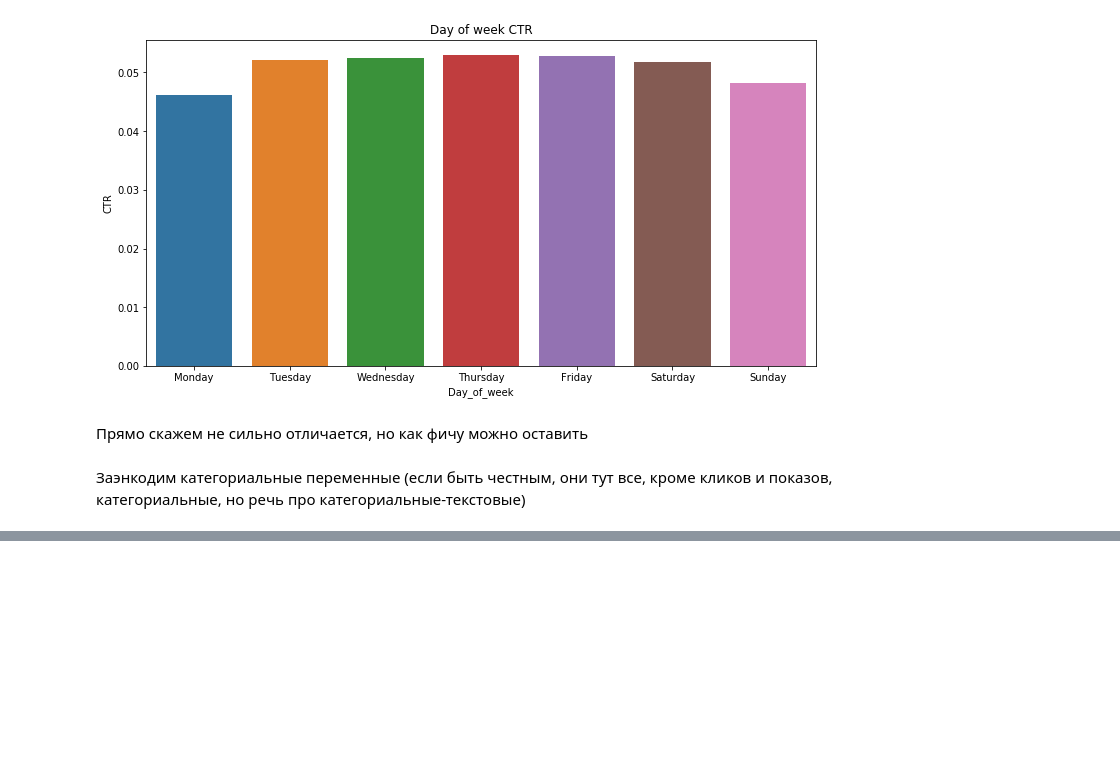
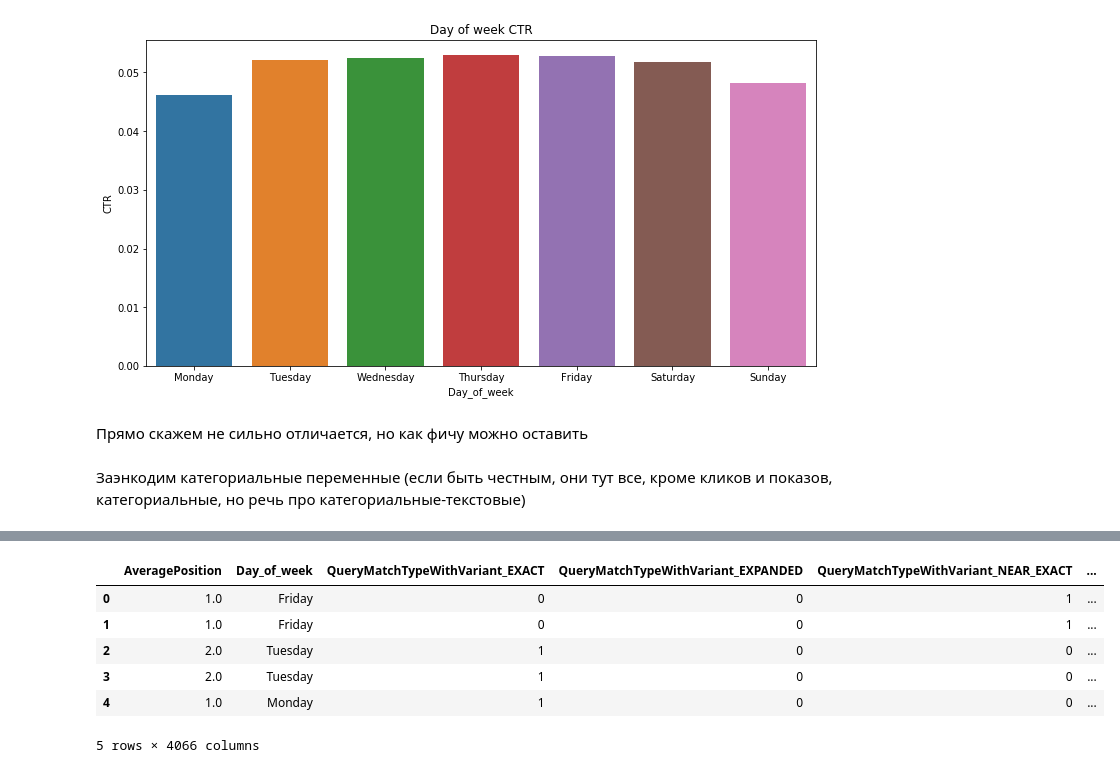
Before and after one commit to ivashnyov/CTR-prediction, a Jupyter notebook: CTR.ipynb, the cells around one changed output, grey strips where cells are left out. Drawn from its saved outputs; the diff is of its cells as text; code cells hidden in the pictures; blank space fills up the shorter version.

```diff
--- a/CTR.ipynb
+++ b/CTR.ipynb
@@ -281,3 +297,13 @@ train.drop(['Clicks'], axis=1, inplace=True)
+# %%
+train.head()
+# %% [output]
+|  | AveragePosition | Day_of_week | QueryMatchTypeWithVariant_EXACT | QueryMatchTypeWithVariant_EXPANDED | QueryMatchTypeWithVariant_NEAR_EXACT | ... |
+| 0 | 1.0 | Friday | 0 | 0 | 1 | ... |
+| 1 | 1.0 | Friday | 0 | 0 | 1 | ... |
+| 2 | 2.0 | Tuesday | 1 | 0 | 0 | ... |
+| 3 | 2.0 | Tuesday | 1 | 0 | 0 | ... |
+| 4 | 1.0 | Monday | 1 | 0 | 0 | ... |
+5 rows × 4066 columns
 # %%
 def save_prediction(prediction, file_name):
     pd.DataFrame({"Id":list(range(0, 87807)),"ClickProbability":prediction}).to_csv(file_name,
```
Also changed, not shown: parts of 20 cells of this notebook, 2 other files.
